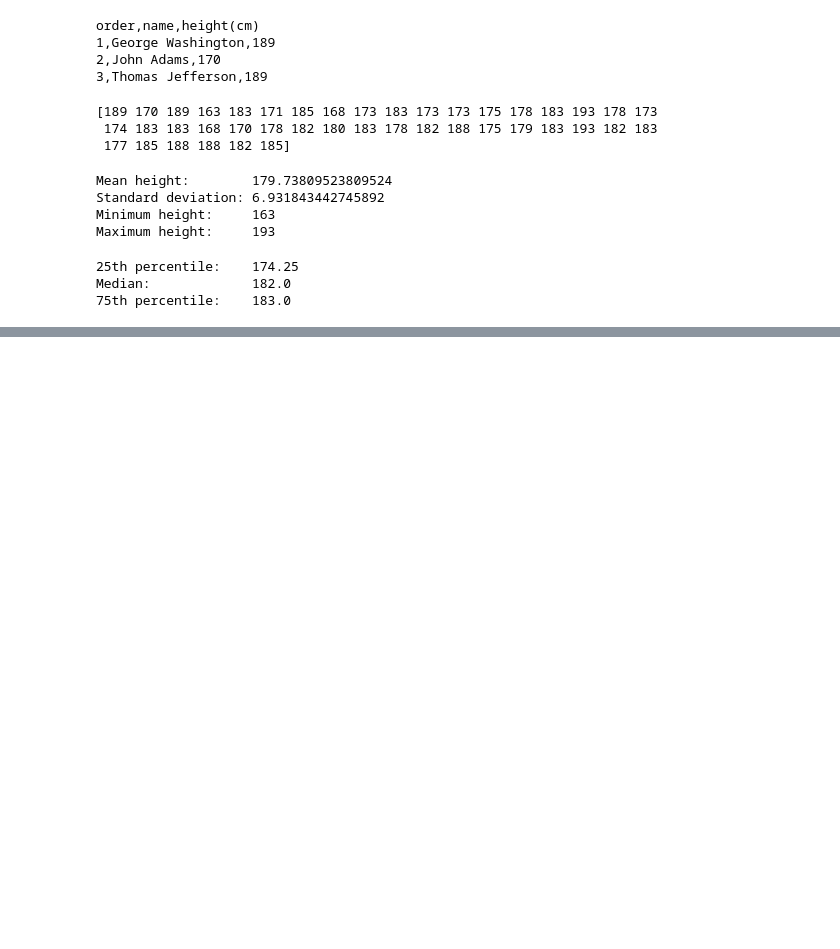
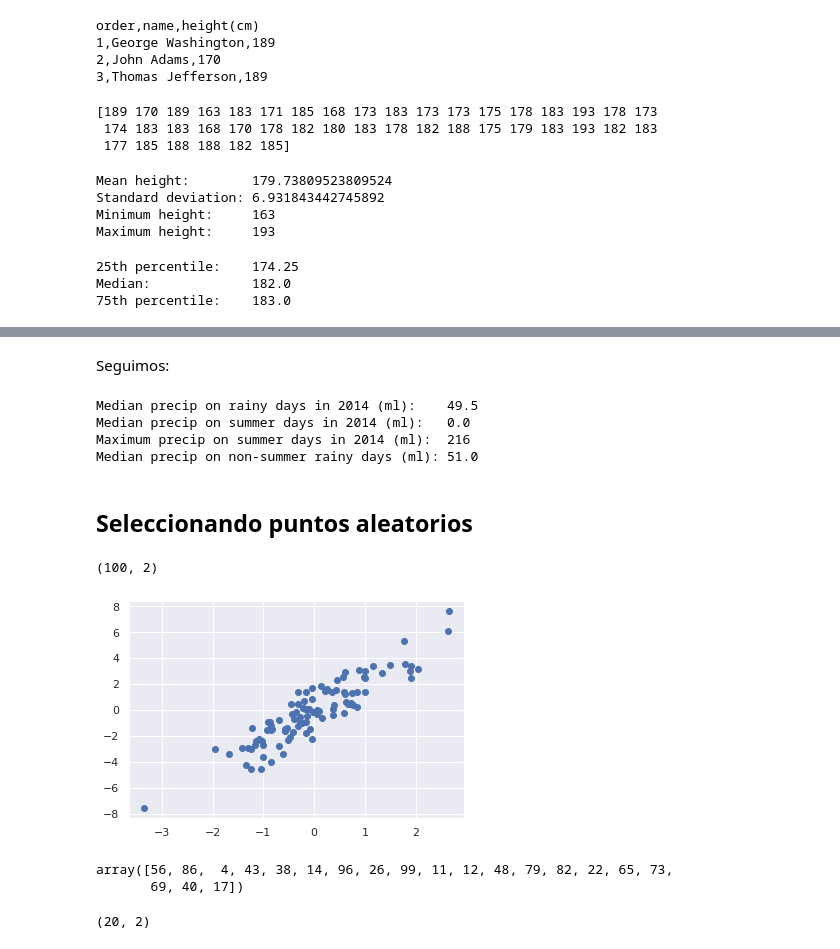
Before and after one commit to RoberHerraiz/eoi, a Jupyter notebook: 09-data-science/02-NumPy.ipynb, the cells around one changed output, grey strips where cells are left out. Drawn from its saved outputs; the diff is of its cells as text; code cells hidden in the pictures; blank space fills up the shorter version.

```diff
--- a/09-data-science/02-NumPy.ipynb
+++ b/09-data-science/02-NumPy.ipynb
@@ -810,0 +992,2 @@ Median:             182.0
+# %% [markdown]
+Seguimos:
@@ -810,0 +998,43 @@ Median:             182.0
+# %%
+print("Median precip on rainy days in 2014 (ml):   ",
+      np.median(rainfall[rainy]))
+print("Median precip on summer days in 2014 (ml):  ",
+      np.median(rainfall[summer]))
+print("Maximum precip on summer days in 2014 (ml): ",
+      np.max(rainfall[summer]))
+print("Median precip on non-summer rainy days (ml):",
+      np.median(rainfall[rainy & ~summer]))
+# %% [output]
+Median precip on rainy days in 2014 (ml):    49.5
+Median precip on summer days in 2014 (ml):   0.0
+Maximum precip on summer days in 2014 (ml):  216
+Median precip on non-summer rainy days (ml): 51.0
+# %% [markdown]
+## Seleccionando puntos aleatorios
+# %%
+mean = [0, 0]
+cov = [[1, 2],
+       [2, 5]]
+X = np.random.multivariate_normal(mean, cov, 100)
+X.shape
+# %% [output]
+(100, 2)
+# %%
+%matplotlib inline
+import matplotlib.pyplot as plt
+import seaborn; seaborn.set()  # for plot styling
+
+plt.scatter(X[:, 0], X[:, 1]);
+# %% [output]
+[figure, added]
+# %%
+indices = np.random.choice(X.shape[0], 20, replace=False) #elegimos dentro de un vector 20 elementos que no se repiten
+indices
+# %% [output]
+array([56, 86,  4, 43, 38, 14, 96, 26, 99, 11, 12, 48, 79, 82, 22, 65, 73,
+       69, 40, 17])
+# %%
+selection = X[indices]  # fancy indexing here
+selection.shape
+# %% [output]
+(20, 2)
```
Also changed, not shown: parts of 49 cells of this notebook, 1 other file.
